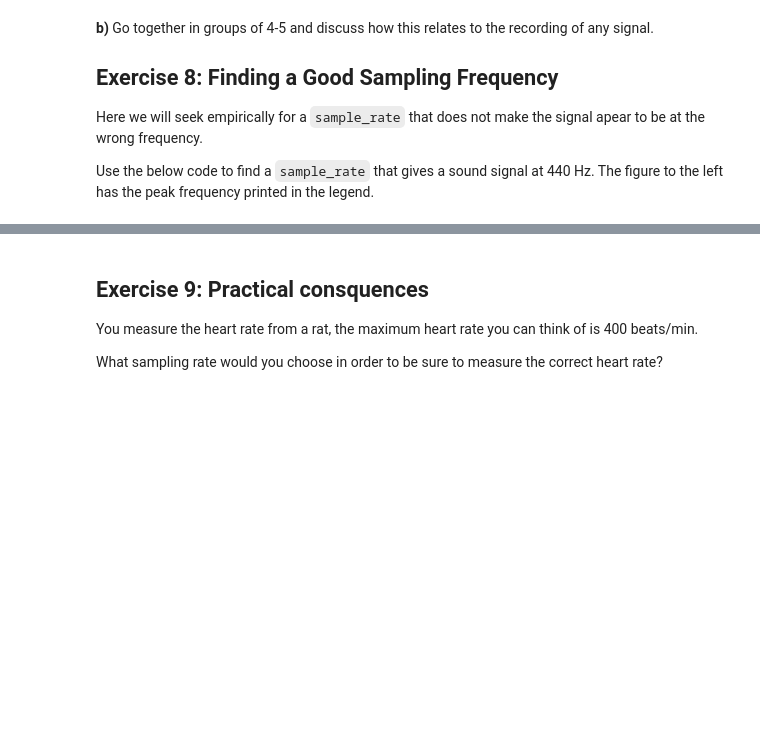
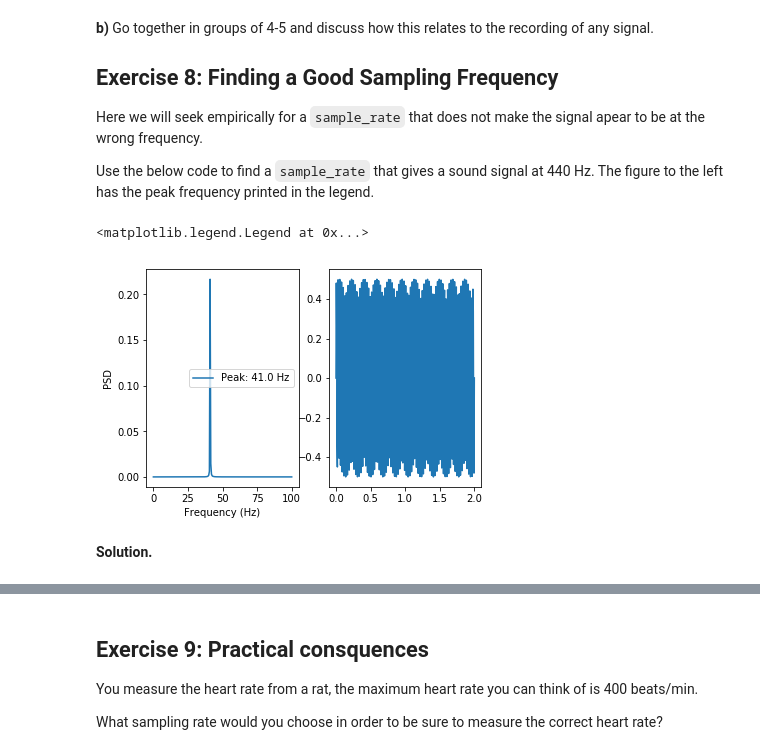
Before and after one commit to lepmik/teaching, a Jupyter notebook: src/fourier-sampling.ipynb, the cells around one changed output, grey strips where cells are left out. Cells and saved outputs as stored; diff of their text form; code cells hidden in the pictures; blank space fills up the shorter version.

```diff
--- a/src/fourier-sampling.ipynb
+++ b/src/fourier-sampling.ipynb
@@ -509,6 +516,31 @@ apear to be at the wrong frequency.
 
 Use the below code to find a `sample_rate` that gives a sound signal at 440 Hz.
 The figure to the left has the peak frequency printed in the legend.
+# %%
+sample_rate = 200 # sample pr. second
+
+duration = 2.0    # seconds
+amplitude = 0.5
+frequency = 440
+n_samples = int(duration * sample_rate)
+time = linspace(0, duration, n_samples) # time variable
+sound_440 = amplitude * sin(2 * pi * frequency * time) # pure sine wave at 440 Hz
+frequency, psd = signal.periodogram(sound_440, sample_rate)
+
+fig, (psd_ax, amp_ax) = subplots(1, 2)
+
+amp_ax.plot(time, sound_440)
+peak_freq = frequency[psd == psd.max()]
+psd_ax.plot(frequency, psd, label='Peak: {} Hz'.format(float(peak_freq)))
+psd_ax.set_xlabel('Frequency (Hz)')
+psd_ax.set_ylabel('PSD')
+psd_ax.legend()
+# %% [output]
+<matplotlib.legend.Legend at 0x...>
+[figure, added]
+# %% [markdown]
+<!-- --- begin solution of exercise --- -->
+**Solution.**
 # %%
 sample_rate = 880 # sample pr. second
 
```
Also changed, not shown: parts of 30 cells of this notebook, 1 other file.
